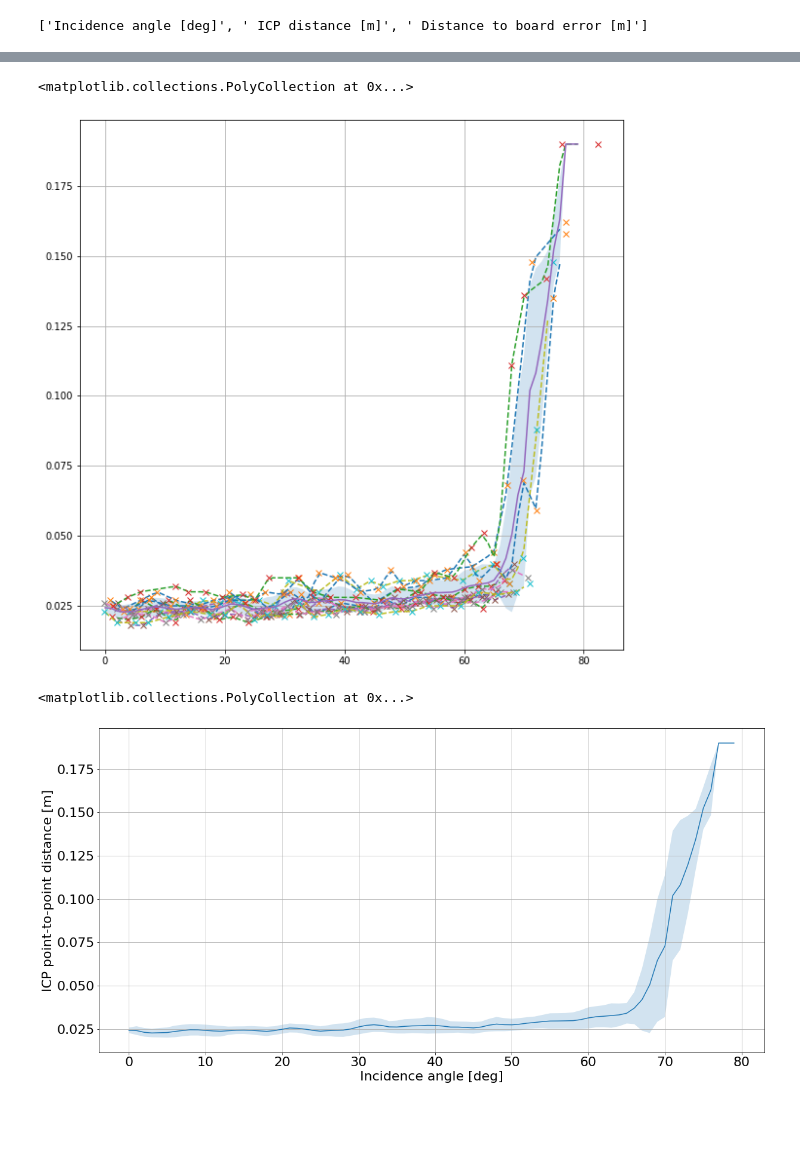
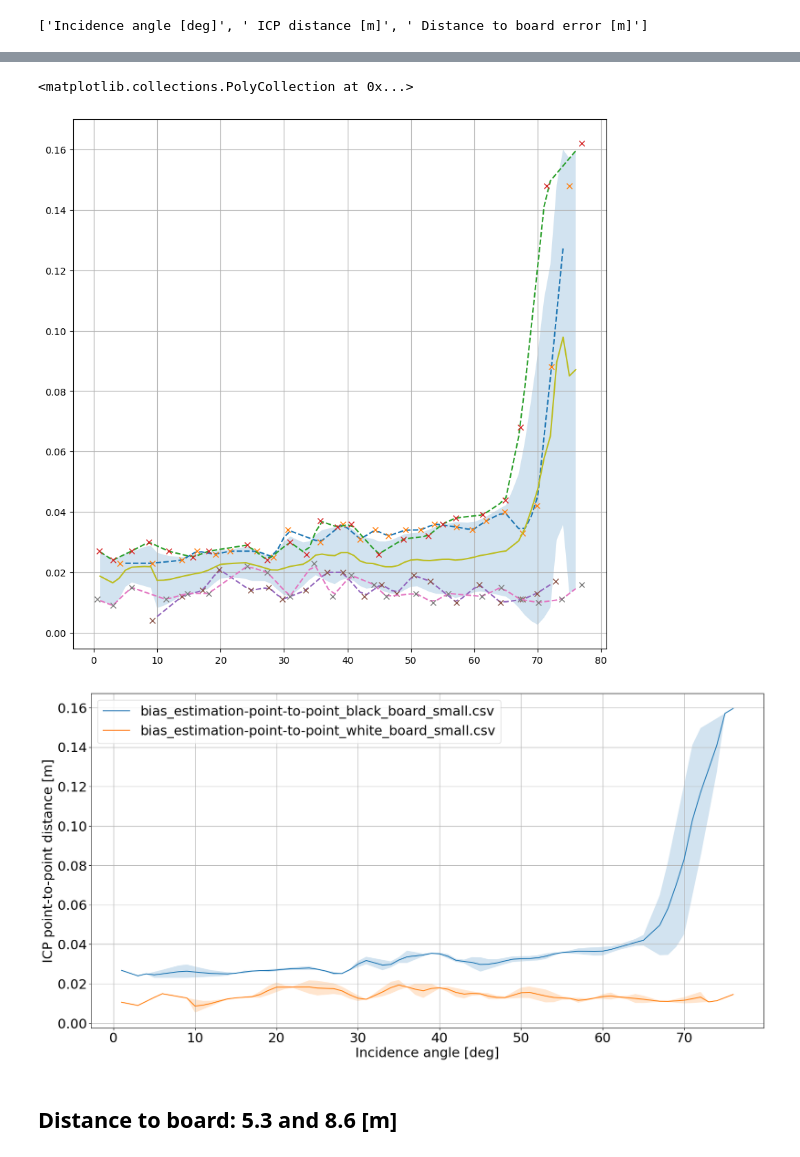
Before and after one commit to ctu-vras/depth_correction, a Jupyter notebook: notebooks/bias_estimation_postprocessing.ipynb, the cells around one changed output, grey strips where cells are left out. Saved outputs shown, nothing was run; the diff lists cells and outputs as text; code cells hidden in the pictures; blank space fills up the shorter version.

Commit message:
bias estimation results for experiments with big board and bigger distamce to board

```diff
--- a/notebooks/bias_estimation_postprocessing.ipynb
+++ b/notebooks/bias_estimation_postprocessing.ipynb
@@ -6,6 +8,3 @@ import os
 # %%
-csvs = []
-for f in os.listdir('./'):
-    if '.csv' in f:
-        csvs.append(f)
-csvs
+csvs = ['bias_estimation-point-to-point_black_board_small.csv',
+        'bias_estimation-point-to-point_white_board_small.csv']
@@ -21,9 +15,9 @@ print([k for k, _ in df.items()])
 # %% [output]
 ['Incidence angle [deg]', ' ICP distance [m]', ' Distance to board error [m]']
 # %%
-for f in csvs:
-    df = pd.read_csv(f)
+# for f in csvs:
+#     df = pd.read_csv(f)
 
-    plt.figure()
-    plt.plot(df['Incidence angle [deg]'])
-    plt.show()
+#     plt.figure()
+#     plt.plot(df['Incidence angle [deg]'])
+#     plt.show()
@@ -108,4 +95,4 @@ plt.plot(angles_interp, mean_dists)
 plt.fill_between(angles_interp, mean_dists - std_dists, mean_dists + std_dists, alpha=0.2)
 # %% [output]
 <matplotlib.collections.PolyCollection at 0x...>
-[figure, old version]
+[figure, new version]
@@ -112,18 +134,19 @@ plt.fill_between(angles_interp, mean_dists - std_dists, mean_dists + std_dists,
 # %%
-mean_dists = np.nanmean(all_icp_dists, axis=0)
-std_dists = np.nanstd(all_icp_dists, axis=0)
-
 plt.rcParams.update({'font.size': 22})
-
 plt.figure(figsize=(20, 10))
 plt.grid()
 # plt.ylim([0, 0.20])
 # plt.xlim([0, 90])
 plt.ylabel('ICP point-to-point distance [m]')
 plt.xlabel('Incidence angle [deg]')
 
-plt.plot(angles_interp, mean_dists)
-plt.fill_between(angles_interp, mean_dists - std_dists, mean_dists + std_dists, alpha=0.2)
+for f in csvs:
+    mean_dists, std_dists, angles_interp = mean_bias_estimation(csvs=[f])
+
+    plt.plot(angles_interp, mean_dists, label=f)
+    plt.fill_between(angles_interp, mean_dists - std_dists, mean_dists + std_dists, alpha=0.2)
+    plt.legend()
 # %% [output]
-<matplotlib.collections.PolyCollection at 0x...>
-[figure, old version]
+[figure, new version]
+# %% [markdown]
+## Distance to board: 5.3 and 8.6 [m]
```
Also changed, not shown: parts of 8 cells of this notebook, 5 other files.
